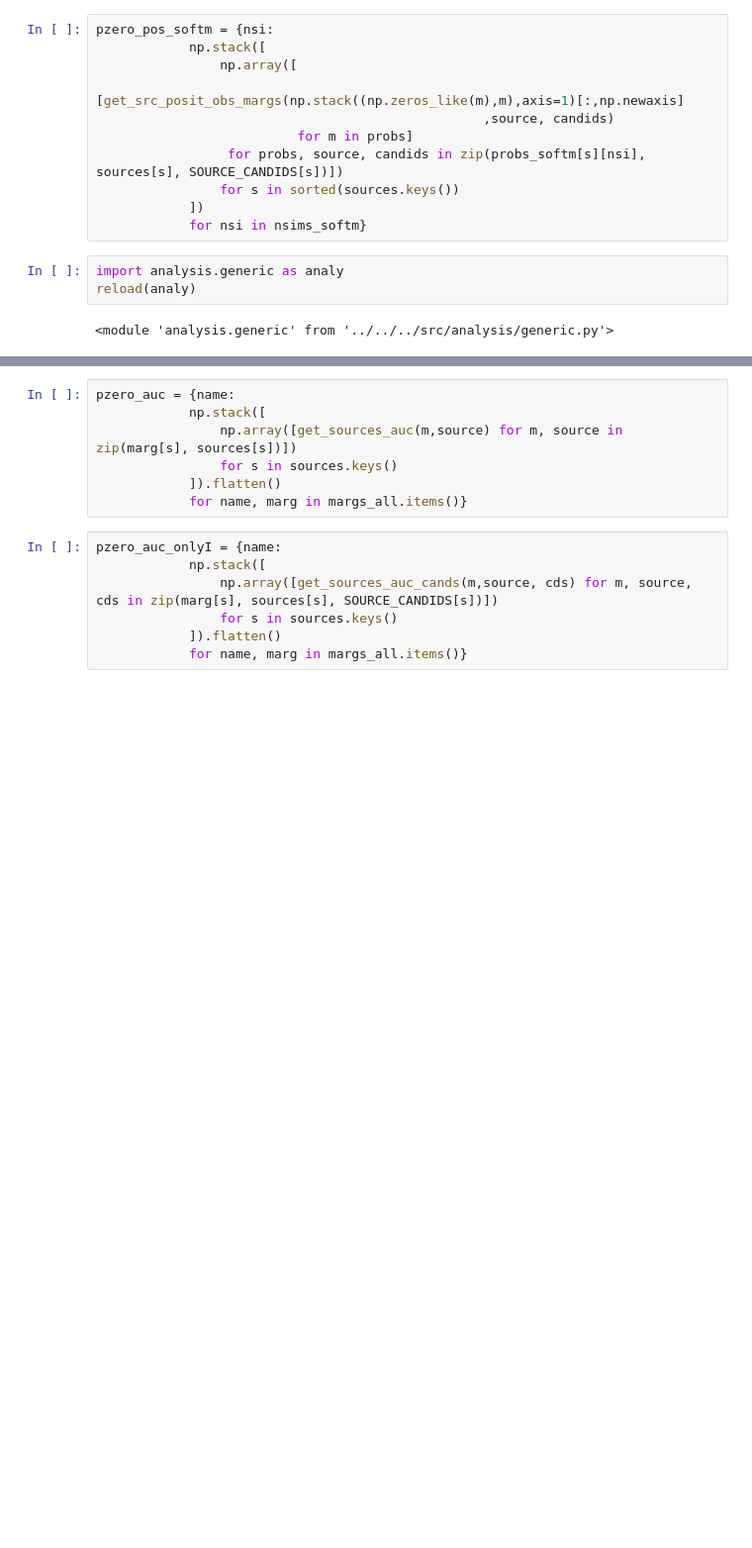
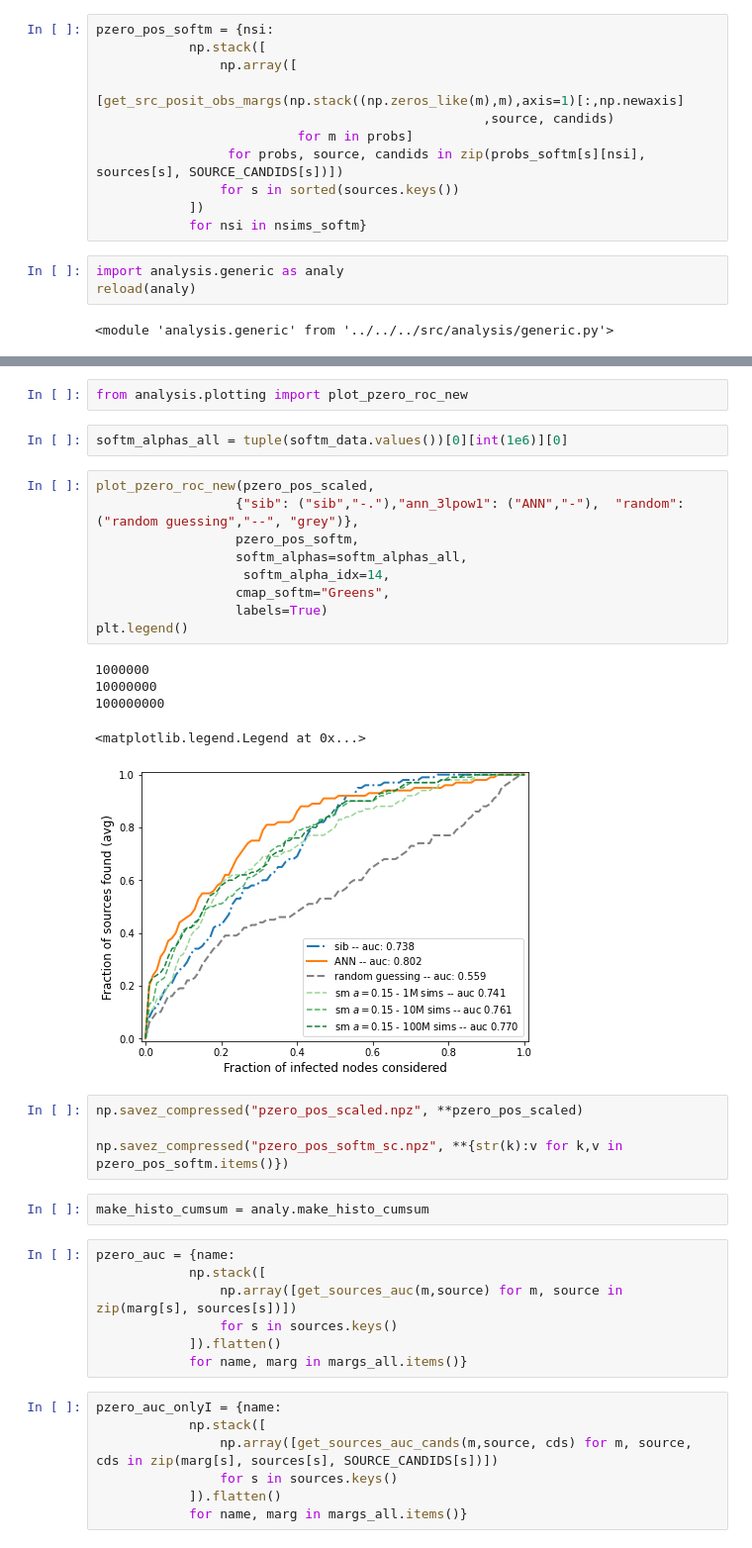
Before and after one commit to ocadni/annfore-results, a Jupyter notebook: results/patient_zero/work/Read_results.ipynb, the cells around one changed output, grey strips where cells are left out. Shown at 99% size. Cells and saved outputs as stored; diff of their text form; blank space fills up the shorter version.

```diff
--- a/results/patient_zero/work/Read_results.ipynb
+++ b/results/patient_zero/work/Read_results.ipynb
@@ -399,3 +396,28 @@ plt.ylim((-0.01, 1.01))
+# %%
+from analysis.plotting import plot_pzero_roc_new
+# %%
+softm_alphas_all = tuple(softm_data.values())[0][int(1e6)][0]
+# %%
+plot_pzero_roc_new(pzero_pos_scaled,
+                  {"sib": ("sib","-."),"ann_3lpow1": ("ANN","-"),  "random": ("random guessing","--", "grey")},
+                  pzero_pos_softm,
+                  softm_alphas=softm_alphas_all,
+                   softm_alpha_idx=14,
+                  cmap_softm="Greens",
+                  labels=True)
+plt.legend()
+# %% [output]
+1000000
+10000000
+100000000
+<matplotlib.legend.Legend at 0x...>
+[figure, added]
+# %%
+np.savez_compressed("pzero_pos_scaled.npz", **pzero_pos_scaled)
+
+np.savez_compressed("pzero_pos_softm_sc.npz", **{str(k):v for k,v in pzero_pos_softm.items()})
+# %%
+make_histo_cumsum = analy.make_histo_cumsum
 # %%
 pzero_auc = {name:
             np.stack([
```
Also changed, not shown: parts of 16 cells of this notebook, 8 other files.
